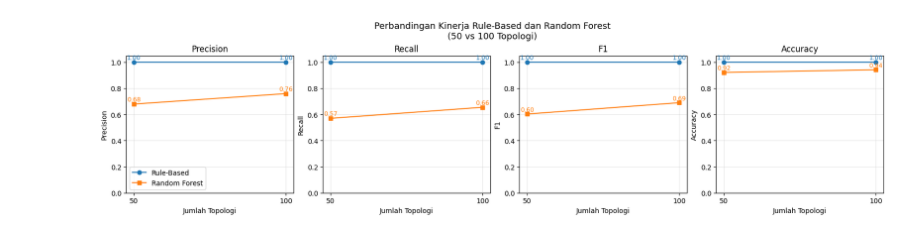
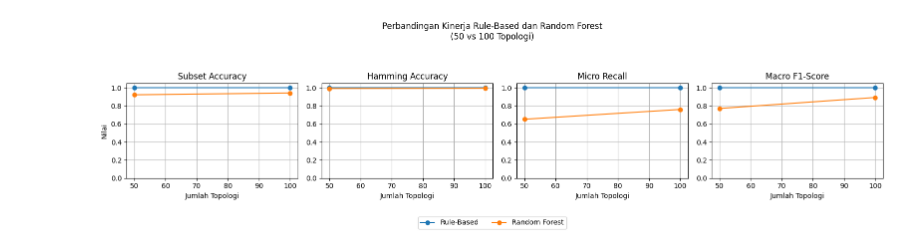
Before and after one commit to mufrad2004/Deteksi-Mismatch-OSPF, a Jupyter notebook: 04_Evaluasi/04_visualisasi_evaluasi.ipynb, the cells around one changed output. Saved outputs shown, nothing was run; the diff lists cells and outputs as text; code cells hidden in the pictures.

```diff
--- a/04_Evaluasi/04_visualisasi_evaluasi.ipynb
+++ b/04_Evaluasi/04_visualisasi_evaluasi.ipynb
@@ -1,51 +1,71 @@
 # %%
-# 4_3_Analisis_Chart_Manual.py
-# Grafik perbandingan performa Rule-Based vs Random Forest
-# pada 50 vs 100 topologi (Precision, Recall, F1, Accuracy)
-
 import matplotlib.pyplot as plt
 
-# ==== DATA MANUAL DARI HASIL UJI ====
-x = [50, 100]  # jumlah topologi
+# =========================
+# Data
+# =========================
+topologies = [50, 100]
 
-rule_based = {
-    "Precision": [1.0000, 1.0000],
-    "Recall":    [1.0000, 1.0000],
-    "F1":        [1.0000, 1.0000],
-    "Accuracy":  [1.0000, 1.0000]
-}
+# Rule-Based (selalu 1)
+rb_subset      = [1.0, 1.0]
+rb_hamming     = [1.0, 1.0]
+rb_micro_recall= [1.0, 1.0]
+rb_macro_f1    = [1.0, 1.0]
 
-random_forest = {
-    "Precision": [0.6800, 0.7600],
-    "Recall":    [0.5707, 0.6554],
-    "F1":        [0.6037, 0.6905],
-    "Accuracy":  [0.9225, 0.9425]
-}
+# Random Forest (Cross-Validation)
+rf_subset      = [0.9225, 0.9425]
+rf_hamming     = [0.9922, 0.9942]
+rf_micro_recall= [0.6517, 0.7604]
+rf_macro_f1    = [0.7712, 0.8926]
 
-# ==== PLOT 4 SUBPLOT ====
-fig, axes = plt.subplots(1, 4, figsize=(16, 4), constrained_layout=True)
-metrics = ["Precision", "Recall", "F1", "Accuracy"]
+# =========================
+# Plot
+# =========================
+fig, axes = plt.subplots(1, 4, figsize=(16, 4), sharex=True)
+fig.suptitle("Perbandingan Kinerja Rule-Based dan Random Forest\n(50 vs 100 Topologi)", fontsize=12)
 
-for ax, m in zip(axes, metrics):
-    ax.plot(x, rule_based[m], marker="o", color="tab:blue", label="Rule-Based")
-    ax.plot(x, random_forest[m], marker="s", color="tab:orange", label="Random Forest")
-    ax.set_title(m)
-    ax.set_xlabel("Jumlah Topologi")
-    ax.set_ylabel(m)
-    ax.set_xticks(x)
-    ax.set_ylim(0, 1.05)
-    ax.grid(True, alpha=0.3)
+# 1. Subset Accuracy
+ax = axes[0]
+ax.plot(topologies, rb_subset, marker="o", label="Rule-Based")
+ax.plot(topologies, rf_subset, marker="o", label="Random Forest")
+ax.set_title("Subset Accuracy")
+ax.set_xlabel("Jumlah Topologi")
+ax.set_ylabel("Nilai")
+ax.set_ylim(0, 1.05)
+ax.grid(True)
 
-    # tampilkan nilai di atas titik
-    for xi, yi in zip(x, rule_based[m]):
-        ax.text(xi, yi + 0.02, f"{yi:.2f}", ha='center', color="tab:blue", fontsize=9)
-    for xi, yi in zip(x, random_forest[m]):
-        ax.text(xi, yi + 0.02, f"{yi:.2f}", ha='center', color="tab:orange", fontsize=9)
+# 2. Hamming Accuracy
+ax = axes[1]
+ax.plot(topologies, rb_hamming, marker="o", label="Rule-Based")
+ax.plot(topologies, rf_hamming, marker="o", label="Random Forest")
+ax.set_title("Hamming Accuracy")
+ax.set_xlabel("Jumlah Topologi")
+ax.set_ylim(0, 1.05)
+ax.grid(True)
 
-# legend hanya sekali di panel pertama
-axes[0].legend()
-fig.suptitle("Perbandingan Kinerja Rule-Based dan Random Forest\n(50 vs 100 Topologi)", fontsize=13)
-plt.savefig("bab4_analisis_perbandingan_manual.png", dpi=200)
+# 3. Micro Recall
+ax = axes[2]
+ax.plot(topologies, rb_micro_recall, marker="o", label="Rule-Based")
+ax.plot(topologies, rf_micro_recall, marker="o", label="Random Forest")
+ax.set_title("Micro Recall")
+ax.set_xlabel("Jumlah Topologi")
+ax.set_ylim(0, 1.05)
+ax.grid(True)
+
+# 4. Macro F1-Score
+ax = axes[3]
+ax.plot(topologies, rb_macro_f1, marker="o", label="Rule-Based")
+ax.plot(topologies, rf_macro_f1, marker="o", label="Random Forest")
+ax.set_title("Macro F1-Score")
+ax.set_xlabel("Jumlah Topologi")
+ax.set_ylim(0, 1.05)
+ax.grid(True)
+
+# Legend (satu saja di luar subplot)
+handles, labels = axes[0].get_legend_handles_labels()
+fig.legend(handles, labels, loc="upper center", ncol=2, bbox_to_anchor=(0.5, 0.02))
+
+plt.tight_layout(rect=[0, 0.05, 1, 0.9])
 plt.show()
 # %% [output]
-[figure, old version]
+[figure, new version]
```
Also changed, not shown: 11 other files.
